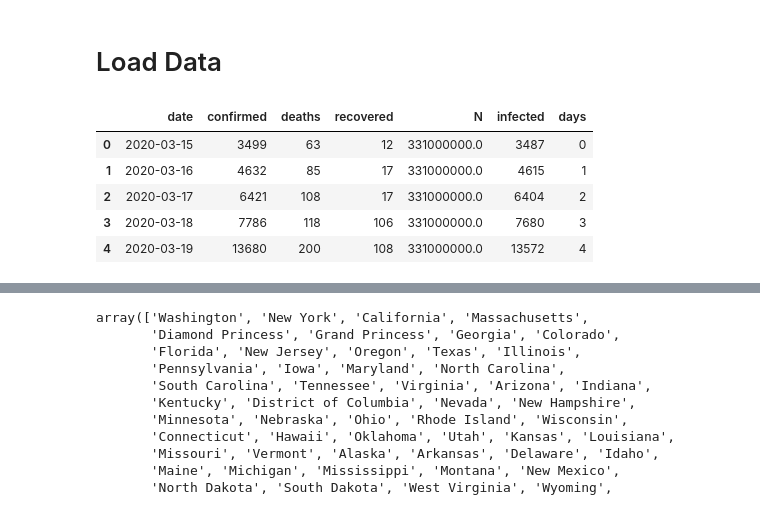
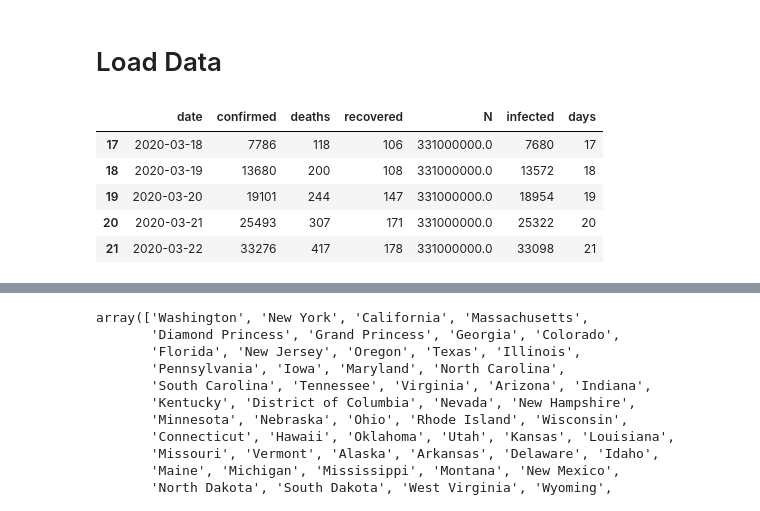
Before and after one commit to robdmc/COVID-19, a Jupyter notebook: us_corona_sir_data_loading1.ipynb, the cells around one changed output, grey strips where cells are left out. Cells and saved outputs as stored; diff of their text form; code cells hidden in the pictures.

```diff
--- a/us_corona_sir_data_loading1.ipynb
+++ b/us_corona_sir_data_loading1.ipynb
@@ -39,7 +39,7 @@ from IPython.display import HTML, Markdown
 class Loader:
     glob_str = './csse_covid_19_data/csse_covid_19_daily_reports/*.csv'
 
-    def __init__(self, start_date_str='3/15/2020'):
+    def __init__(self, start_date_str='3/1/2020'):
         self.start_date_str = start_date_str
         self.start_date = parse(start_date_str)
 
@@ -53,84 +53,39 @@ class Loader:
         files_dates = [t for t in files_dates if t[1] >= self.start_date]
 
         df_list = []
         for file, date in files_dates:
             df = pd.read_csv(file)
             df.columns = ezr.slugify(df.columns)
             df = df[df['country_region'] == 'US']
             df['date'] = date
             df = df[[
                 'date',
                 'province_state',
                 'confirmed',
                 'deaths',
                 'recovered'
             ]].fillna(0)
             df_list.append(df)
 
         df = pd.concat(df_list, ignore_index=True, sort=False)
         df = df.groupby(by='date')[['confirmed', 'deaths', 'recovered']].sum().reset_index()
 
         df['N'] = 331e6
         df['infected'] = df.confirmed - df.recovered
         df['days'] = (df.date - df.date.min()).dt.days
 
 
         return df
 
-
-#     @ezr.cached_container
-#     def df_raw(self):
-
-#         df = pd.read_csv(self.file_name)
-#         df = df[df['Country/Region'] == 'US']
-#         df = df.rename(columns={'Province/State': 'location', 'Country/Region': 'country', 'Lat': 'lat', 'Long': 'lon'})
-#         return df
-
-#     @ezr.cached_container
-#     def df(self):
-#         df = self.df_raw
-#         df = df[~df.location.str.contains('Princess')].sort_values(by='location')
-#         df = df.set_index(['country', 'location', 'lat', 'lon']).T
-#         df.index = pd.DatetimeIndex(df.index.values)
-#         df['cases'] = df.sum(axis=1)
-#         return df
-
-#     @ezr.cached_container
-#     def df_total(self):
-#         df = self.df
-#         df = df[['cases']].reset_index()
-#         df.columns=['date', 'cases']
-#         df['days'] = (df.date - pd.Timestamp(self.start_date_str)).dt.days
-#         df = df[df.days >= 0]
-#         return df
-
-#     def plot_map(self):
-#         df = loader.df.T
-#         df['total'] = df.sum(axis=1)
-#         df = df[df.total > 0]
-#         df = df[['total']].reset_index()
-#         df = df[df.total > 0]
-#         df.loc[:, 'lat'] = [np.NaN if l == '' else float(l) for l in df.lat]
-#         df.loc[:, 'lon'] = [np.NaN if l == '' else float(l) for l in df.lon]
-#         df = df[df.lat.notnull() & df.lon.notnull()]
-
-#         m = folium.Map(location=[35.29, -97.766], zoom_start=4, left='10%', width='80%', height='70%')
-
-#         for tup in df.itertuples():
-#             radius =  3 * np.log10(tup.total)
-#             folium.CircleMarker([tup.lat, tup.lon], radius=radius, tooltip=f'{tup.location} {tup.total}', popup=f'<b>{tup.location}<br>{tup.total} cases</b>').add_to(m)
-#         display(m)
-
-
 loader = Loader()
-loader.df.head()
+loader.df.tail()
 # %% [output]
 |  | date | confirmed | deaths | recovered | N | infected | days |
-| 0 | 2020-03-15 | 3499 | 63 | 12 | 331000000.0 | 3487 | 0 |
-| 1 | 2020-03-16 | 4632 | 85 | 17 | 331000000.0 | 4615 | 1 |
-| 2 | 2020-03-17 | 6421 | 108 | 17 | 331000000.0 | 6404 | 2 |
-| 3 | 2020-03-18 | 7786 | 118 | 106 | 331000000.0 | 7680 | 3 |
-| 4 | 2020-03-19 | 13680 | 200 | 108 | 331000000.0 | 13572 | 4 |
+| 17 | 2020-03-18 | 7786 | 118 | 106 | 331000000.0 | 7680 | 17 |
+| 18 | 2020-03-19 | 13680 | 200 | 108 | 331000000.0 | 13572 | 18 |
+| 19 | 2020-03-20 | 19101 | 244 | 147 | 331000000.0 | 18954 | 19 |
+| 20 | 2020-03-21 | 25493 | 307 | 171 | 331000000.0 | 25322 | 20 |
+| 21 | 2020-03-22 | 33276 | 417 | 178 | 331000000.0 | 33098 | 21 |
 # %%
 %%opts Curve [logy=True]
 df = loader.df
```
Also changed, not shown: parts of 1 cell of this notebook, 1 other file.
